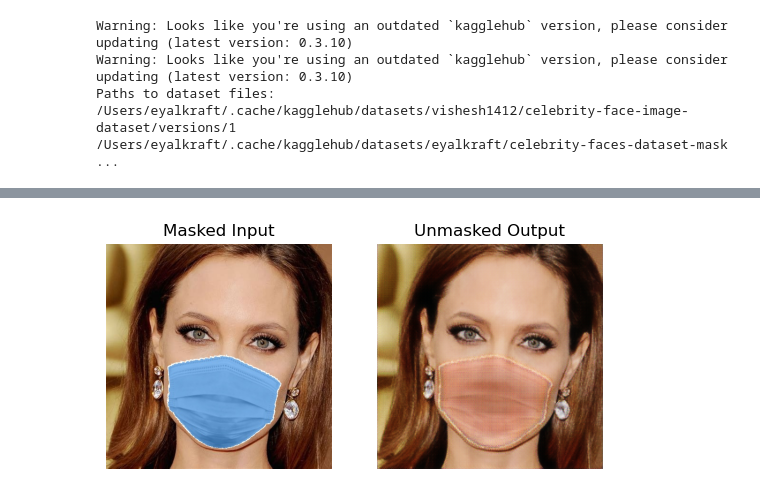
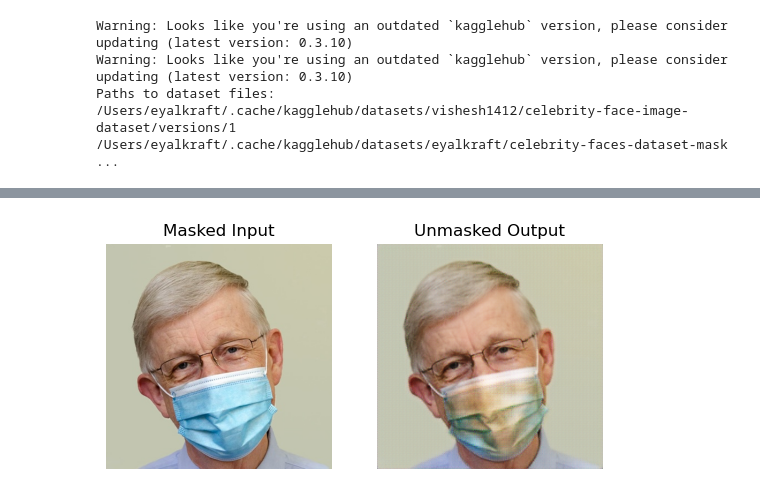
Before and after one commit to ofirelias/unmasker, a Jupyter notebook: Untitled.ipynb, the cells around one changed output, grey strips where cells are left out. Saved outputs shown, nothing was run; the diff lists cells and outputs as text; code cells hidden in the pictures.

```diff
--- a/Untitled.ipynb
+++ b/Untitled.ipynb
@@ -184,32 +184,32 @@ Model saved successfully.
 # %%
 import matplotlib.pyplot as plt
 
 
-generator.load_state_dict(torch.load('unmask_generator.pth', map_location=device, weights_only=True))
+generator.load_state_dict(torch.load('unmask_generator_50.pth', map_location=device, weights_only=True))
 generator.eval()
 
 def infer_image(masked_image_opened, generator_model_path):
     masked_img = masked_image_opened.convert("RGB")
     input_tensor = transform(masked_img).unsqueeze(0).to(device)
     with torch.no_grad():
         output_tensor = generator(input_tensor).cpu().squeeze(0)
         output_tensor = (output_tensor + 1) / 2  # Convert from [-1,1] to [0,1]
     return transforms.ToPILImage()(output_tensor)
 
 # Example usage
-masked_img = Image.open("masked_image3.jpg")
+masked_img = Image.open("masked_test.jpg")
 output_img = infer_image(masked_img, "unmask_generator.pth")
 
 # Display results
 fig, ax = plt.subplots(1, 2)
 ax[0].imshow(masked_img)
 ax[0].set_title("Masked Input")
 ax[0].axis('off')
 
 ax[1].imshow(output_img)
 ax[1].set_title("Unmasked Output")
 ax[1].axis('off')
 
 plt.show()
 # %% [output]
-[figure, old version]
+[figure, new version]
```
Also changed, not shown: parts of 2 cells of this notebook.
